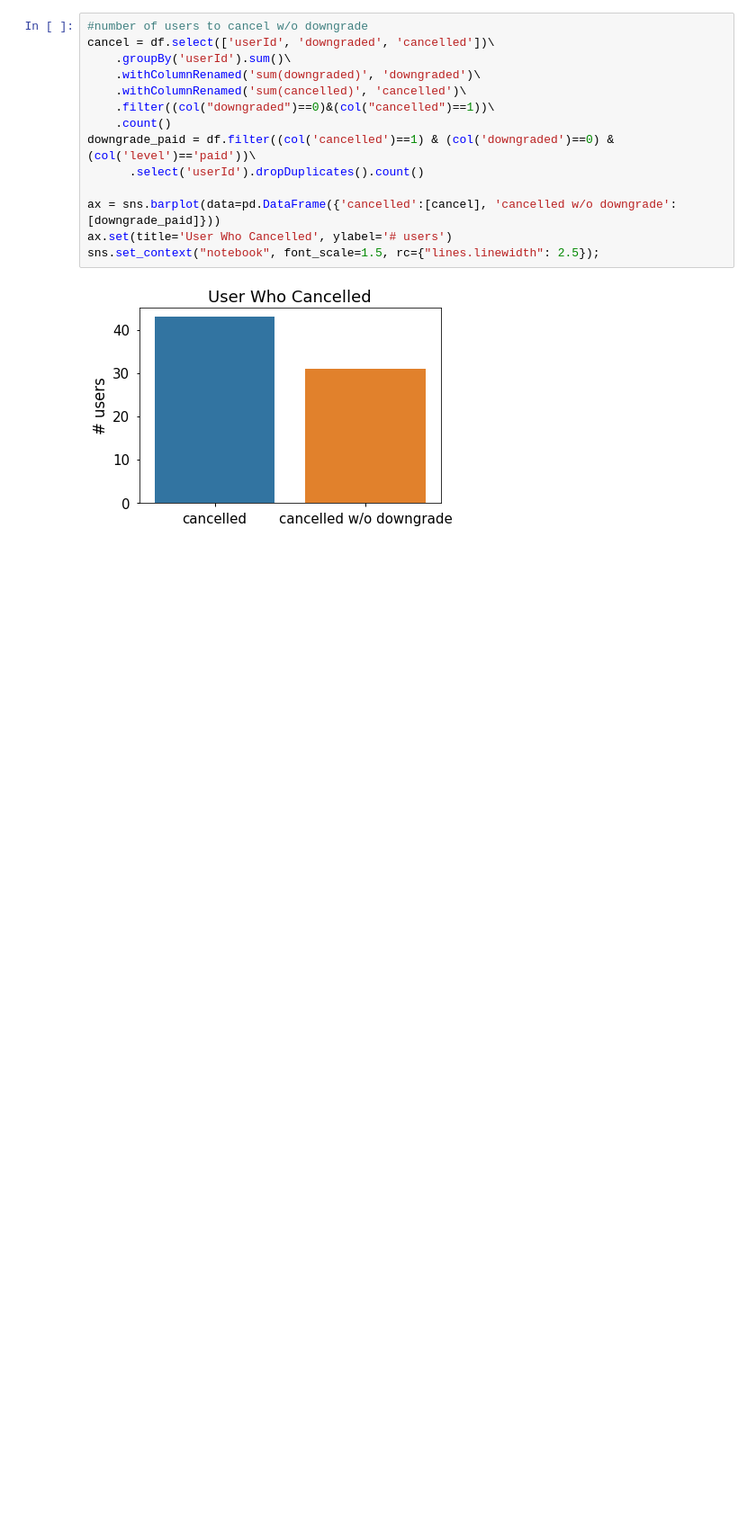
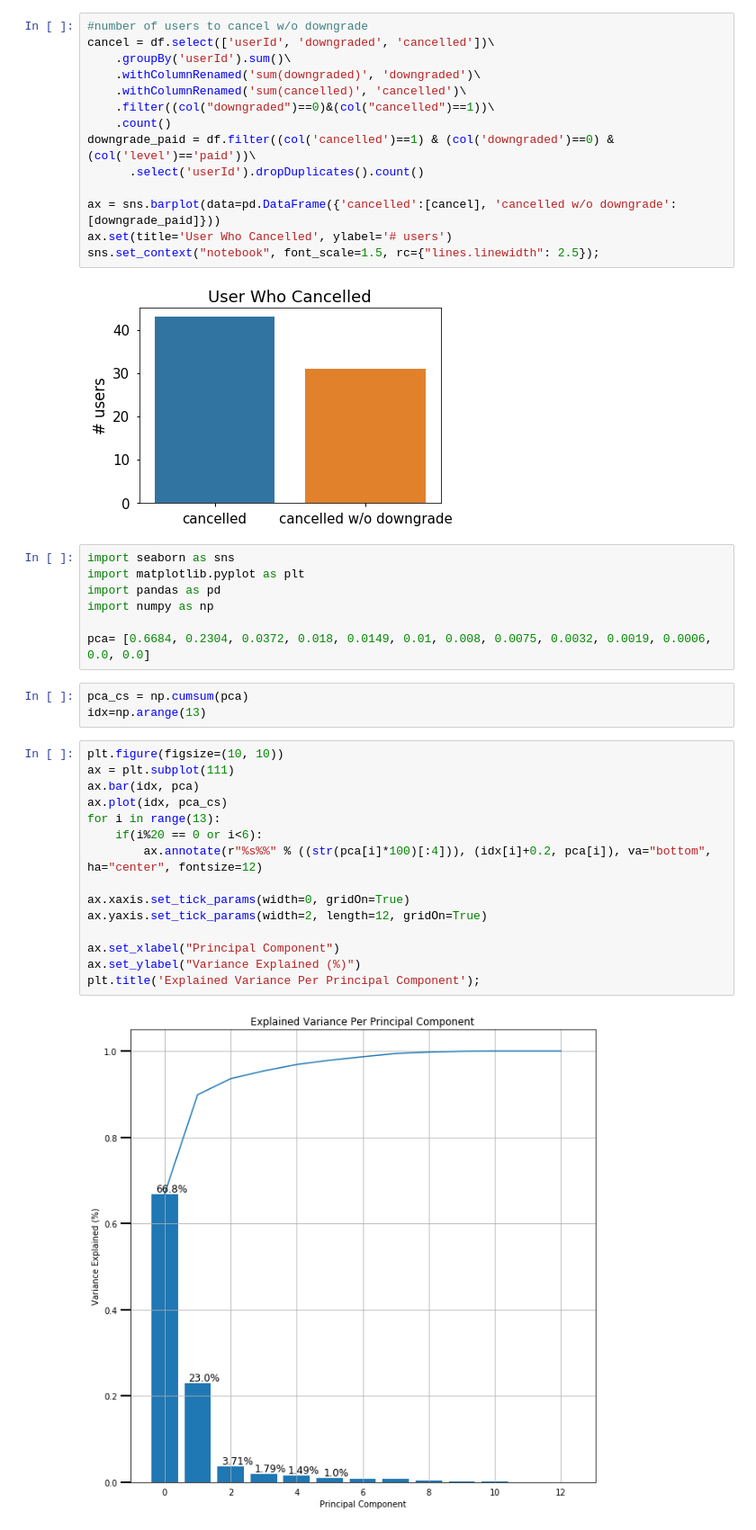
Before and after one commit to mkucz95/churn_prediction, a Jupyter notebook: Sparkify-Viz.ipynb, the cells around one changed output. Shown: that part at 90% size. Cells and saved outputs as stored; diff of their text form; blank space fills up the shorter version.

```diff
--- a/Sparkify-Viz.ipynb
+++ b/Sparkify-Viz.ipynb
@@ -74,3 +74,30 @@ ax.set(title='User Who Cancelled', ylabel='# users')
 sns.set_context("notebook", font_scale=1.5, rc={"lines.linewidth": 2.5});
 # %% [output]
 [figure]
+# %%
+import seaborn as sns
+import matplotlib.pyplot as plt
+import pandas as pd
+import numpy as np
+
+pca= [0.6684, 0.2304, 0.0372, 0.018, 0.0149, 0.01, 0.008, 0.0075, 0.0032, 0.0019, 0.0006, 0.0, 0.0]
+# %%
+pca_cs = np.cumsum(pca)
+idx=np.arange(13)
+# %%
+plt.figure(figsize=(10, 10))
+ax = plt.subplot(111)
+ax.bar(idx, pca)
+ax.plot(idx, pca_cs)
+for i in range(13):
+    if(i%20 == 0 or i<6):
+        ax.annotate(r"%s%%" % ((str(pca[i]*100)[:4])), (idx[i]+0.2, pca[i]), va="bottom", ha="center", fontsize=12)
+
+ax.xaxis.set_tick_params(width=0, gridOn=True)
+ax.yaxis.set_tick_params(width=2, length=12, gridOn=True)
+
+ax.set_xlabel("Principal Component")
+ax.set_ylabel("Variance Explained (%)")
+plt.title('Explained Variance Per Principal Component');
+# %% [output]
+[figure, added]
```
Also changed, not shown: parts of 3 cells of this notebook.
